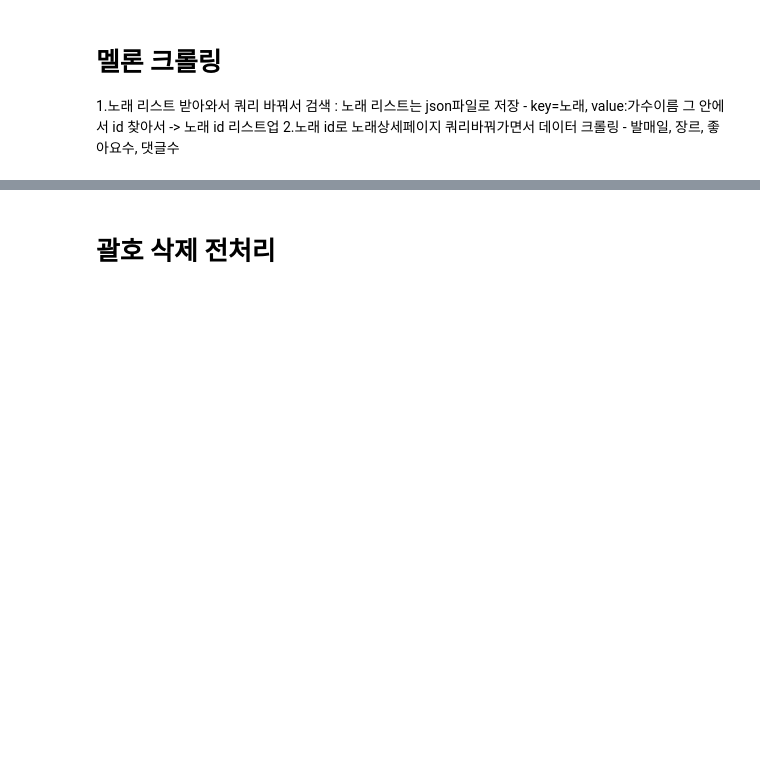
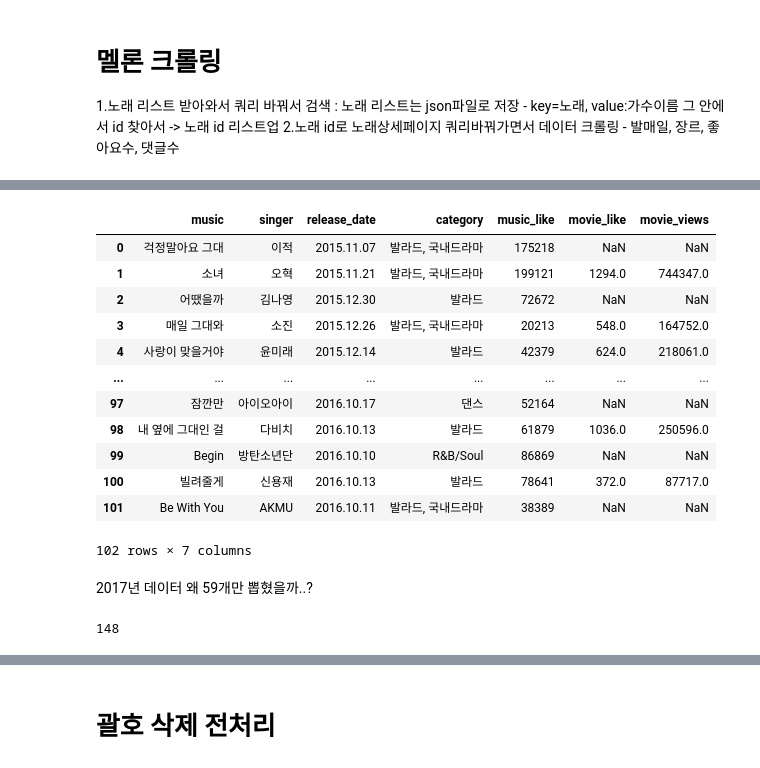
Before and after one commit to kwonwoobin/Dacon-ShinhanAI, a Jupyter notebook: code/crawling/melon_crawl.ipynb, the cells around one changed output, grey strips where cells are left out. Saved outputs shown, nothing was run; the diff lists cells and outputs as text; code cells hidden in the pictures; blank space fills up the shorter version.

```diff
--- a/code/crawling/melon_crawl.ipynb
+++ b/code/crawling/melon_crawl.ipynb
@@ -46,0 +59,24 @@ True
+# %%
+df_2015
+# %% [output]
+|  | music | singer | release_date | category | music_like | movie_like | movie_views |
+| 0 | 걱정말아요 그대 | 이적 | 2015.11.07 | 발라드, 국내드라마 | 175218 | NaN | NaN |
+| 1 | 소녀 | 오혁 | 2015.11.21 | 발라드, 국내드라마 | 199121 | 1294.0 | 744347.0 |
+| 2 | 어땠을까 | 김나영 | 2015.12.30 | 발라드 | 72672 | NaN | NaN |
+| 3 | 매일 그대와 | 소진 | 2015.12.26 | 발라드, 국내드라마 | 20213 | 548.0 | 164752.0 |
+| 4 | 사랑이 맞을거야 | 윤미래 | 2015.12.14 | 발라드 | 42379 | 624.0 | 218061.0 |
+| ... | ... | ... | ... | ... | ... | ... | ... |
+| 97 | 잠깐만 | 아이오아이 | 2016.10.17 | 댄스 | 52164 | NaN | NaN |
+| 98 | 내 옆에 그대인 걸 | 다비치 | 2016.10.13 | 발라드 | 61879 | 1036.0 | 250596.0 |
+| 99 | Begin | 방탄소년단 | 2016.10.10 | R&B/Soul | 86869 | NaN | NaN |
+| 100 | 빌려줄게 | 신용재 | 2016.10.13 | 발라드 | 78641 | 372.0 | 87717.0 |
+| 101 | Be With You | AKMU | 2016.10.11 | 발라드, 국내드라마 | 38389 | NaN | NaN |
+102 rows × 7 columns
+# %% [markdown]
+2017년 데이터 왜 59개만 뽑혔을까..?
+# %%
+df_2016 = pd.read_csv('melon_2016.csv')
+df_2016_list = df_2016['music'].unique().tolist()
+len(df_2016_list)
+# %% [output]
+148
```
Also changed, not shown: parts of 13 cells of this notebook, 23 other files.
